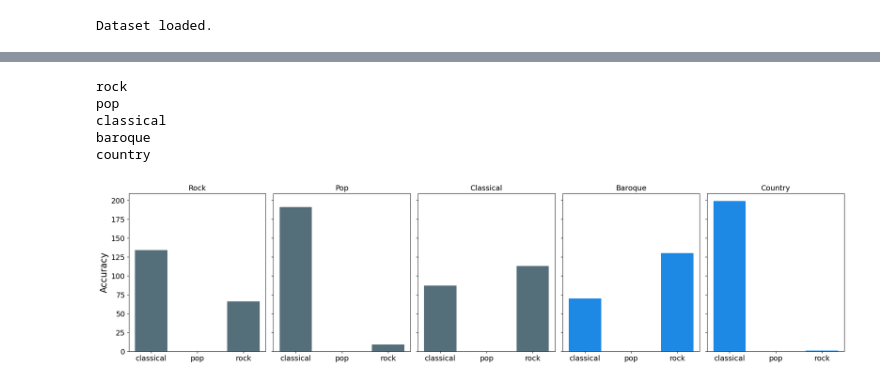
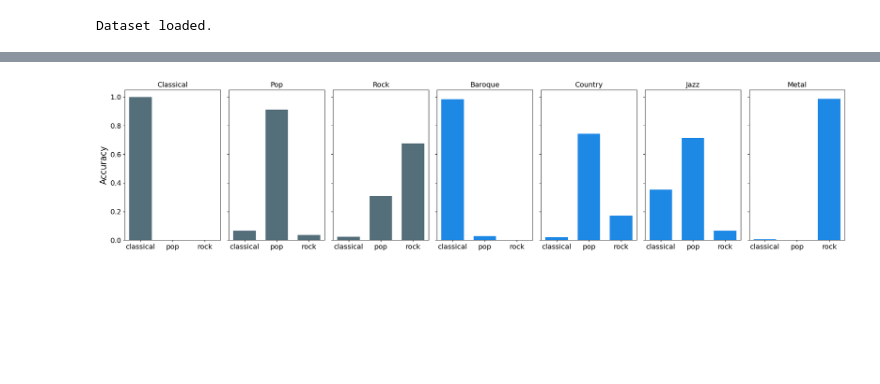
Before and after one commit to edel-david/transformer_from_scratch, a Jupyter notebook: utils/test_model.ipynb, the cells around one changed output, grey strips where cells are left out. Saved outputs shown, nothing was run; the diff lists cells and outputs as text; code cells hidden in the pictures; blank space fills up the shorter version.

```diff
--- a/utils/test_model.ipynb
+++ b/utils/test_model.ipynb
@@ -1,35 +6,38 @@
 # %%
 import json
-import os
+import os, sys
 import numpy as np
 import cupy as cp
 
-from model import GoePT
-from dataset import Dataset
+# Change working directory to the root directory of the project
+os.chdir('/home/jakob/s/Studium/24WS/NNfS/transformer_from_scratch')
 
+sys.path.append(os.getcwd())
+sys.path.append(os.path.join(os.getcwd(), 'models'))
+sys.path.append(os.path.join(os.getcwd(), 'models', 'GoePT'))
 
-with open(os.path.join("../..", "checkpoints", 'class_rock_pop_80percent.json'), mode='r', encoding='utf-8') as in_file:
+from models.GoePT.model import GoePT
+from models.GoePT.dataset import Dataset
+
+with open(os.path.join("checkpoints", 'class_rock_pop_80percent.json'), mode='r', encoding='utf-8') as in_file:
     state_dict = json.load(in_file)
 
 model = GoePT.from_state_dict(state_dict)
 
 rng = np.random.default_rng()
 # %%
-#only_genres = ["baroque", "rock", "classical", "pop", "renaissance"]
 only_genres = ["rock", "pop", "classical"]
-test_dataset = Dataset("test", only_genres=only_genres, uniform=True, data_dir="../../data", context_length=model.context_length)
-test_dataset.get_slices(context_length=model.context_length, data_dir='../../data') # precompute slices, they stay cached
+test_dataset = Dataset("test", only_genres=only_genres, uniform=True, data_dir="data", context_length=model.context_length)
+test_dataset.get_slices(context_length=model.context_length, data_dir='data') # precompute slices, they stay cached
 
 print("Dataset loaded.")
 # %% [output]
 Dataset loaded.
 # %%
-
-
 top1_correct = 0
 samples_seen = 0
 
-for _ in range(5):
+for _ in range(20):
     x, y = test_dataset.get_batch_from_slices(model.batch_size, rng=rng)
     x, y = cp.asarray(x), cp.asarray(y)
     logits, loss = model.forward(x,targets=y,train= False)
@@ -57,13 +71,13 @@ for genre in only_genres:
 # %%
 def accuracy_for_genre(genre):
-    dataset_genre = Dataset("test", only_genres=[genre], uniform=True, data_dir="../../data", context_length=model.context_length)
-    dataset_genre.get_slices(context_length=model.context_length, data_dir='../../data')
+    dataset_genre = Dataset("test", only_genres=[genre], uniform=True, context_length=model.context_length)
+    dataset_genre.get_slices(context_length=model.context_length)
 
     top1_correct = {}
     for g in sorted(only_genres):
         top1_correct[g] = 0
 
-    CNT = 30
+    CNT = 40
     for _ in range(CNT):
         y = 0
         for g in sorted(only_genres):
@@ -83,9 +97,9 @@ def accuracy_for_genre(genre):
 
     return top1_correct
 
+# Change genres_to_analyze to the genres you want to gather accuracy for
+genres_to_analyze = list(sorted(only_genres)) + list(sorted(['baroque', 'country', 'jazz', 'metal']))
 
-genres_to_analyze = ["baroque", "rock", "classical", "pop", "renaissance", "jazz", "romantic", "instrumental", 'metal', 'hits of the 1980s', 'country']
-genres_to_analyze = sorted(genres_to_analyze)
 acc_genre = {}
 for genre in genres_to_analyze:
     acc = accuracy_for_genre(genre)
@@ -95,27 +124,25 @@ for genre in genres_to_analyze:
 # %%
 import matplotlib.pyplot as plt
 
 # Create a figure and a set of subplots
-fig, axes = plt.subplots(1, 11, figsize=(50, 5), sharey=True)
-
-
-#genres_to_analyze = ["classical", "pop", "rock", "baroque", "country"]
-genres_to_analyze = sorted(["baroque", "rock", "classical", "pop", "renaissance"]) + sorted(["jazz", "romantic", "instrumental", 'metal', 'hits of the 1980s', 'country'])
+fig, axes = plt.subplots(1, len(genres_to_analyze), figsize=(len(genres_to_analyze)*3, 5), sharey=True)
 
 # Plot each genre's classification distribution
 for i, genre in enumerate(genres_to_analyze):
     if genre in only_genres:
         color = "#546E7A"
     else:
         color = "#1E88E5"
 
     data = acc_genre[genre]
     axes[i].bar(data.keys(), data.values(), width=0.7, color=color)
     axes[i].set_title(genre.title(), fontsize=14)
     axes[i].tick_params(axis='both', which='major', labelsize=14)
     if i == 0:
         axes[i].set_ylabel('Accuracy', fontsize=17)
 
-plt.savefig("genre_accuracy.svg")
+#plt.savefig("genre_accuracy.svg")
 plt.tight_layout()
 plt.show()
+# %% [output]
+[figure, added]
@@ -170,37 +148,0 @@ def accuracy_for_genre_per_track(genre, CNT=50):
-# %%
-acc_genre = {}
-genres_to_analyze = only_genres + ["baroque", "country"]
-for genre in genres_to_analyze:
-    print(genre)
-    acc = accuracy_for_genre_per_track(genre, CNT=200)
-    acc_genre[genre] = acc
-# %% [output]
-rock
-pop
-classical
-baroque
-country
-# %%
-import matplotlib.pyplot as plt
-
-# Create a figure and a set of subplots
-fig, axes = plt.subplots(1, 5, figsize=(20, 5), sharey=True)
-
-for i, genre in enumerate(genres_to_analyze):
-    if genre in only_genres:
-        color = "#546E7A"
-    else:
-        color = "#1E88E5"
-
-    data = acc_genre[genre]
-    axes[i].bar(data.keys(), data.values(), width=0.7, color=color)
-    axes[i].set_title(genre.title(), fontsize=14)
-    axes[i].tick_params(axis='both', which='major', labelsize=14)
-    if i == 0:
-        axes[i].set_ylabel('Accuracy', fontsize=17)
-
-plt.savefig("genre_accuracy_per_track.svg")
-plt.tight_layout()
-plt.show()
-# %% [output]
-[figure, removed]
```
Also changed, not shown: parts of 6 cells of this notebook.
